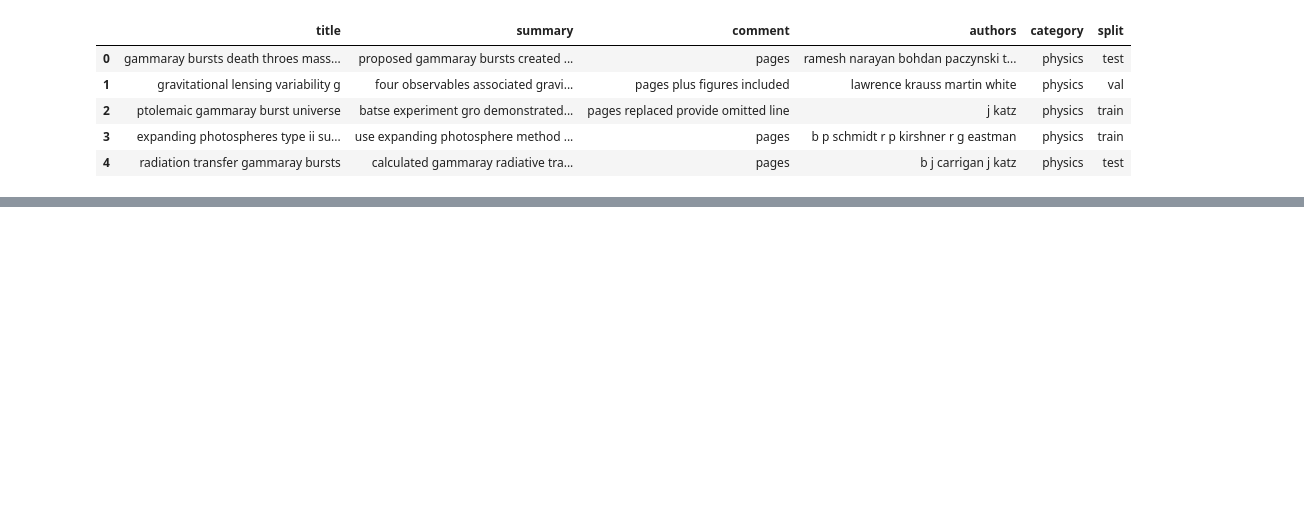
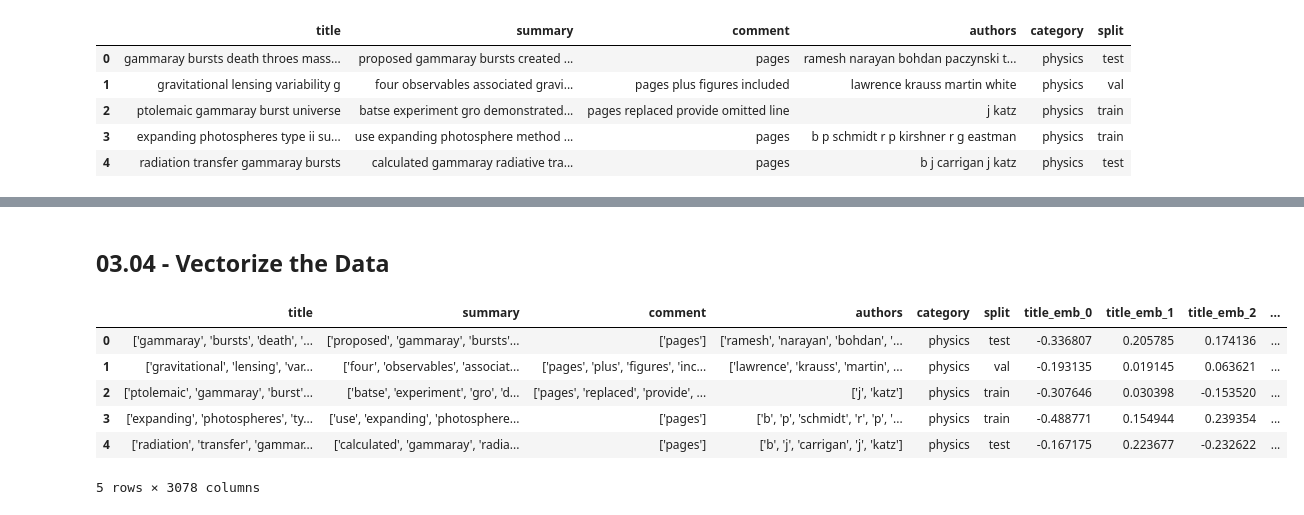
Before and after one commit to AmirYunus/IS6751_project_arxiv_classifier, a Jupyter notebook: report_jupyter/03_feature_engineering.ipynb, the cells around one changed output, grey strips where cells are left out. Saved outputs shown, nothing was run; the diff lists cells and outputs as text; code cells hidden in the pictures; blank space fills up the shorter version.

Commit message:
Updated feature engineering

```diff
--- a/report_jupyter/03_feature_engineering.ipynb
+++ b/report_jupyter/03_feature_engineering.ipynb
@@ -19,0 +23,3 @@ df = load_data(f'../data/01_{filename}_processed.bin')
+# %%
+df = engineer.tokenize(df)
+df.head()
@@ -19,0 +35,3 @@ df = load_data(f'../data/01_{filename}_processed.bin')
+# %%
+df = engineer.lemmatize(df)
+df.head()
@@ -19,0 +45,13 @@ df = load_data(f'../data/01_{filename}_processed.bin')
+# %% [markdown]
+## 03.04 - Vectorize the Data
+# %%
+df = engineer.vectorize(df)
+df.head()
+# %% [output]
+|  | title | summary | comment | authors | category | split | title_emb_0 | title_emb_1 | title_emb_2 | ... |
+| 0 | ['gammaray', 'bursts', 'death', '... | ['proposed', 'gammaray', 'bursts'... | ['pages'] | ['ramesh', 'narayan', 'bohdan', '... | physics | test | -0.336807 | 0.205785 | 0.174136 | ... |
+| 1 | ['gravitational', 'lensing', 'var... | ['four', 'observables', 'associat... | ['pages', 'plus', 'figures', 'inc... | ['lawrence', 'krauss', 'martin', ... | physics | val | -0.193135 | 0.019145 | 0.063621 | ... |
+| 2 | ['ptolemaic', 'gammaray', 'burst'... | ['batse', 'experiment', 'gro', 'd... | ['pages', 'replaced', 'provide', ... | ['j', 'katz'] | physics | train | -0.307646 | 0.030398 | -0.153520 | ... |
+| 3 | ['expanding', 'photospheres', 'ty... | ['use', 'expanding', 'photosphere... | ['pages'] | ['b', 'p', 'schmidt', 'r', 'p', '... | physics | train | -0.488771 | 0.154944 | 0.239354 | ... |
+| 4 | ['radiation', 'transfer', 'gammar... | ['calculated', 'gammaray', 'radia... | ['pages'] | ['b', 'j', 'carrigan', 'j', 'katz'] | physics | test | -0.167175 | 0.223677 | -0.232622 | ... |
+5 rows × 3078 columns
```
Also changed, not shown: parts of 18 cells of this notebook, 5 other files.
